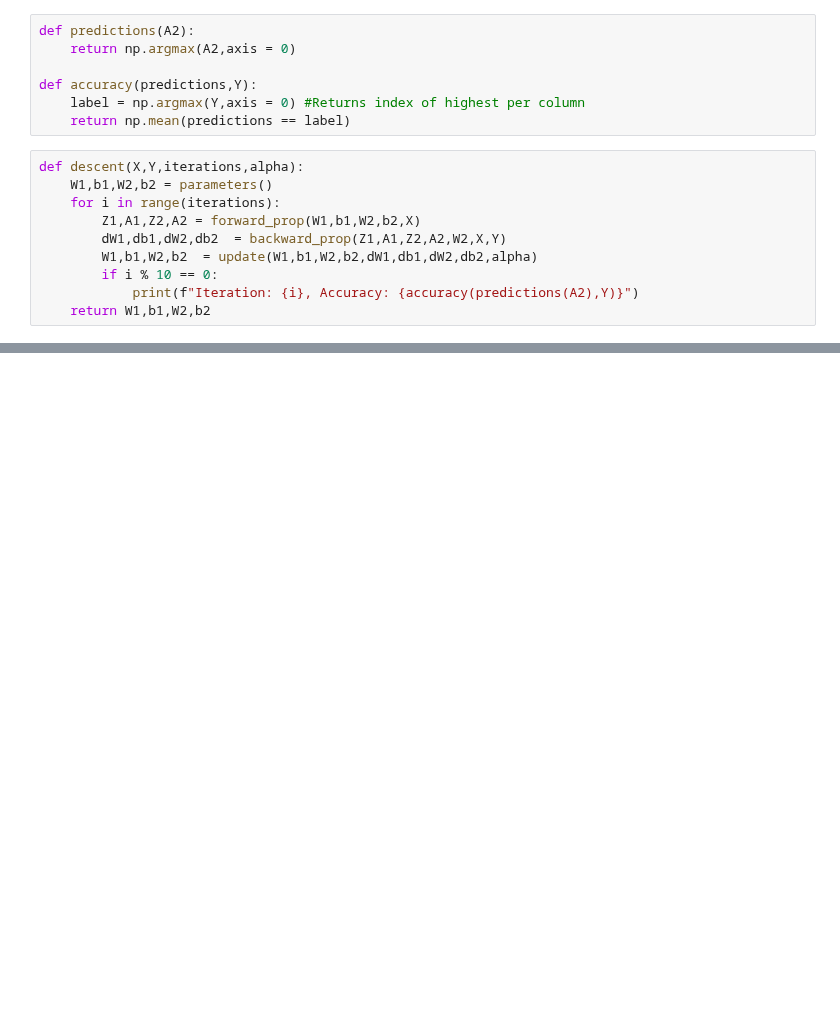
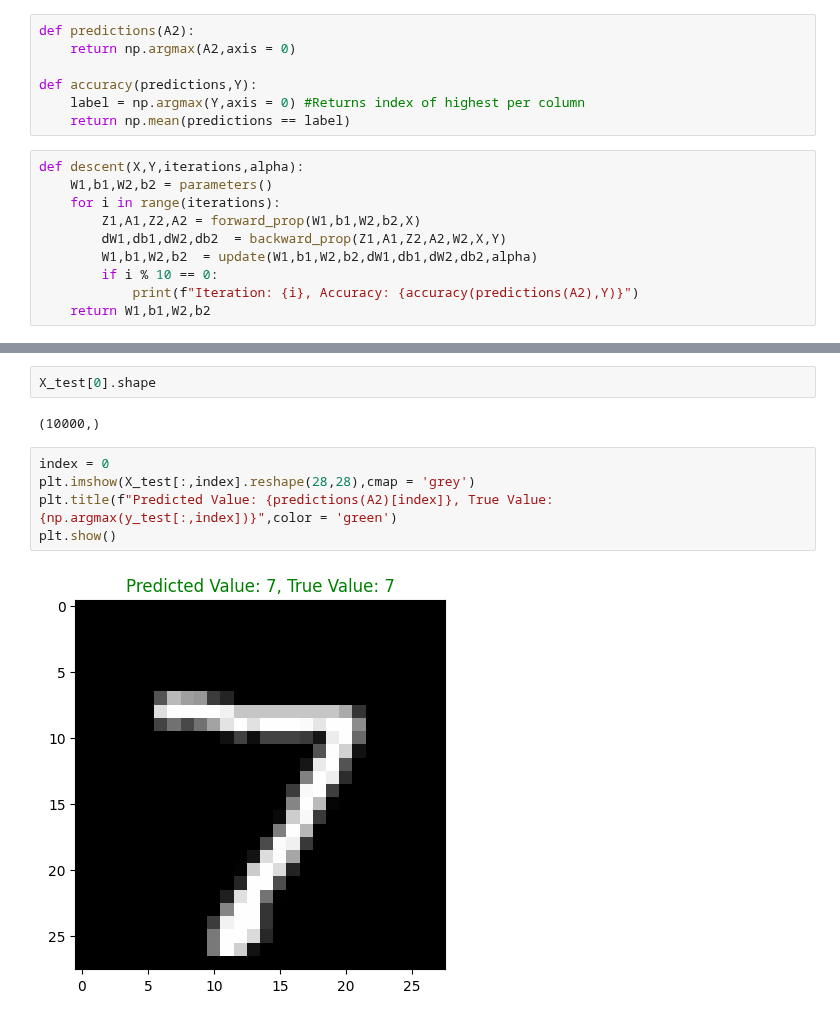
Before and after one commit to john-thomas-ml/neural-net-scratch, a Jupyter notebook: neural.ipynb, the cells around one changed output, grey strips where cells are left out. Cells and saved outputs as stored; diff of their text form; blank space fills up the shorter version.

Commit message:
added some visualisations

```diff
--- a/neural.ipynb
+++ b/neural.ipynb
@@ -174,0 +175,11 @@ Test Accuracy: 0.8880
+# %%
+X_test[0].shape
+# %% [output]
+(10000,)
+# %%
+index = 0
+plt.imshow(X_test[:,index].reshape(28,28),cmap = 'grey')
+plt.title(f"Predicted Value: {predictions(A2)[index]}, True Value: {np.argmax(y_test[:,index])}",color = 'green')
+plt.show()
+# %% [output]
+[figure, added]
```
Also changed, not shown: parts of 3 cells of this notebook.
